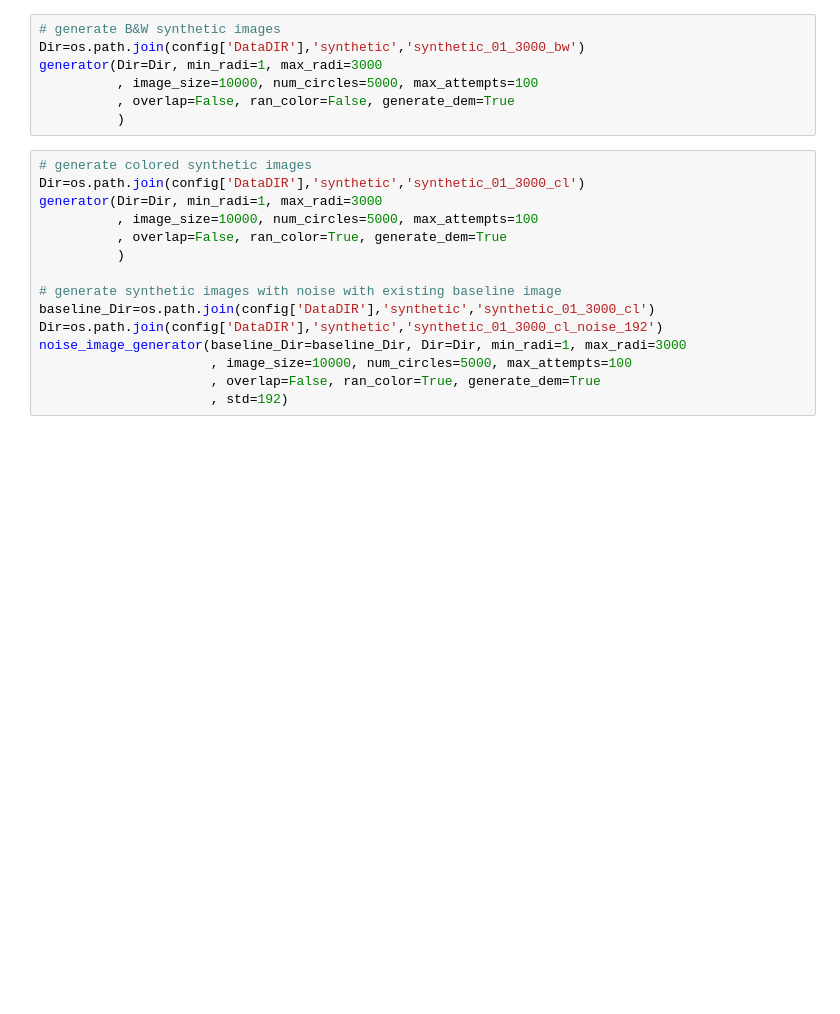
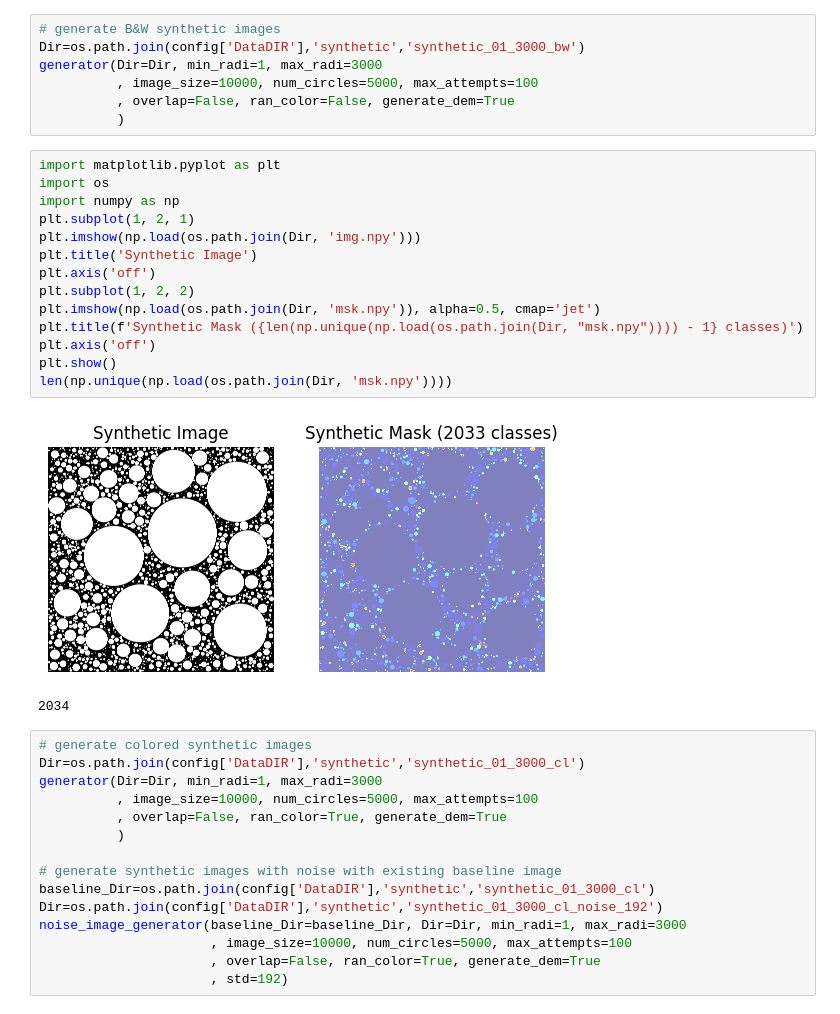
Before and after one commit to UP-RS-ESP/OrthoSAM, a Jupyter notebook: code/synthetic/generate_synthetic_images.ipynb, the cells around one changed output. Cells and saved outputs as stored; diff of their text form; blank space fills up the shorter version.

```diff
--- a/code/synthetic/generate_synthetic_images.ipynb
+++ b/code/synthetic/generate_synthetic_images.ipynb
@@ -14,6 +14,23 @@ generator(Dir=Dir, min_radi=1, max_radi=3000
           , image_size=10000, num_circles=5000, max_attempts=100
           , overlap=False, ran_color=False, generate_dem=True
           )
+# %%
+import matplotlib.pyplot as plt
+import os
+import numpy as np
+plt.subplot(1, 2, 1)
+plt.imshow(np.load(os.path.join(Dir, 'img.npy')))
+plt.title('Synthetic Image')
+plt.axis('off')
+plt.subplot(1, 2, 2)
+plt.imshow(np.load(os.path.join(Dir, 'msk.npy')), alpha=0.5, cmap='jet')
+plt.title(f'Synthetic Mask ({len(np.unique(np.load(os.path.join(Dir, "msk.npy")))) - 1} classes)')
+plt.axis('off')
+plt.show()
+len(np.unique(np.load(os.path.join(Dir, 'msk.npy'))))
+# %% [output]
+[figure, added]
+2034
 # %%
 # generate colored synthetic images
 Dir=os.path.join(config['DataDIR'],'synthetic','synthetic_01_3000_cl')
```
Also changed, not shown: 4 other files.
